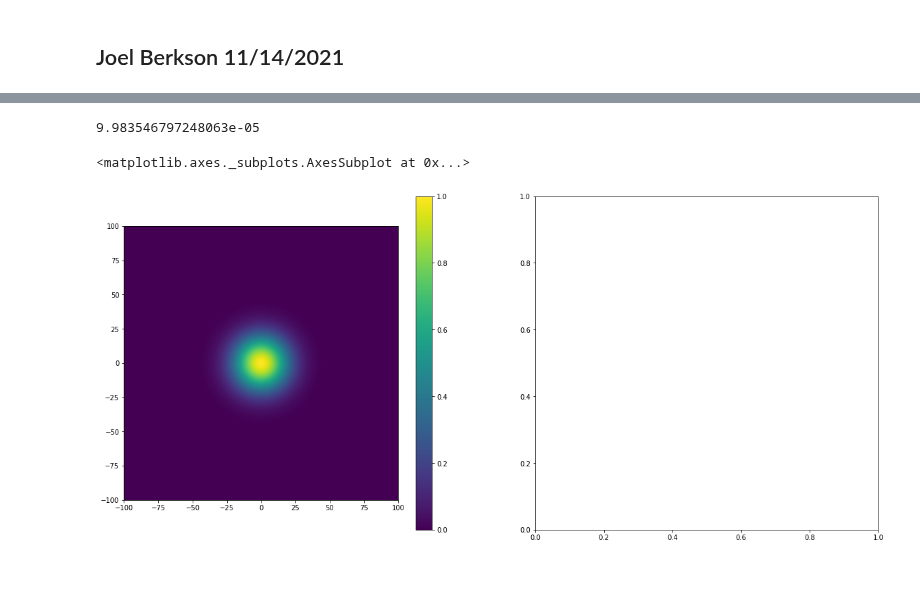
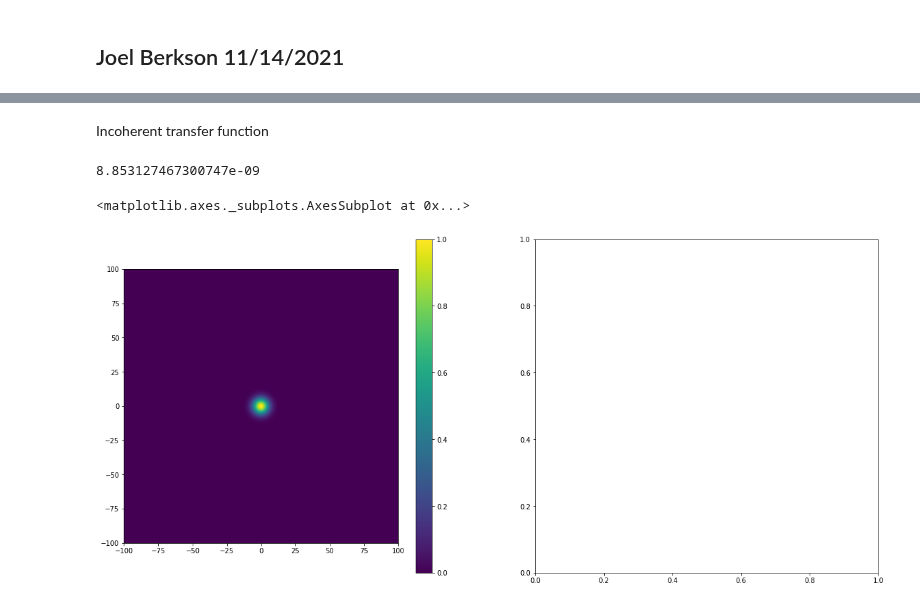
Before and after one commit to jdberkson/OPTI-556-Computational-Imaging, a Jupyter notebook: Homework5_JoelB.ipynb, the cells around one changed output, grey strips where cells are left out. Drawn from its saved outputs; the diff is of its cells as text; code cells hidden in the pictures; blank space fills up the shorter version.

```diff
--- a/Homework5_JoelB.ipynb
+++ b/Homework5_JoelB.ipynb
@@ -11,27 +23,29 @@ import matplotlib.pyplot as plt
 from scipy.signal import convolve2d, convolve
 from skimage import color, data, restoration, exposure
 from skimage import io
+# %% [markdown]
+Incoherent transfer function
 # %%
 def g(rho,z, wo):
   # all spatial terms are in units of wavelengths
   g=(1/(wo**2+1j*z))*np.exp(2*np.pi*1j*z)*np.exp(-np.pi*rho**2/(wo**2+1j*z))
-  return g
+  return np.abs(g)**2
 # %%
 photons = 10000
 x=np.linspace(-100,100,1024)
 xx,yy= np.meshgrid(x,x)
-X = np.abs(g(np.sqrt(xx**2+yy**2), 100, 2))**2
+X = np.abs(g(np.sqrt(xx**2+yy**2), 100, 5))**2
 Xnorm = X/np.max(X)
 print(np.max(X))
 Xphotnoise = np.sqrt(np.random.poisson(np.power(Xnorm*np.sqrt(photons),2)))/np.sqrt(photons)
 Xphotnoise[Xphotnoise>1] = 1
 Xphotnoise[Xphotnoise<0] *= 0
 plt.figure(figsize=[20,20])
 plt.subplot(2,2,1)
 plt.imshow(Xphotnoise,extent=[-100,100,-100,100])
 plt.colorbar()
 plt.subplot(2,2,2)
 # %% [output]
-9.983546797248063e-05
+8.853127467300747e-09
 <matplotlib.axes._subplots.AxesSubplot at 0x...>
-[figure, old version]
+[figure, new version]
```
Also changed, not shown: parts of 8 cells of this notebook.
